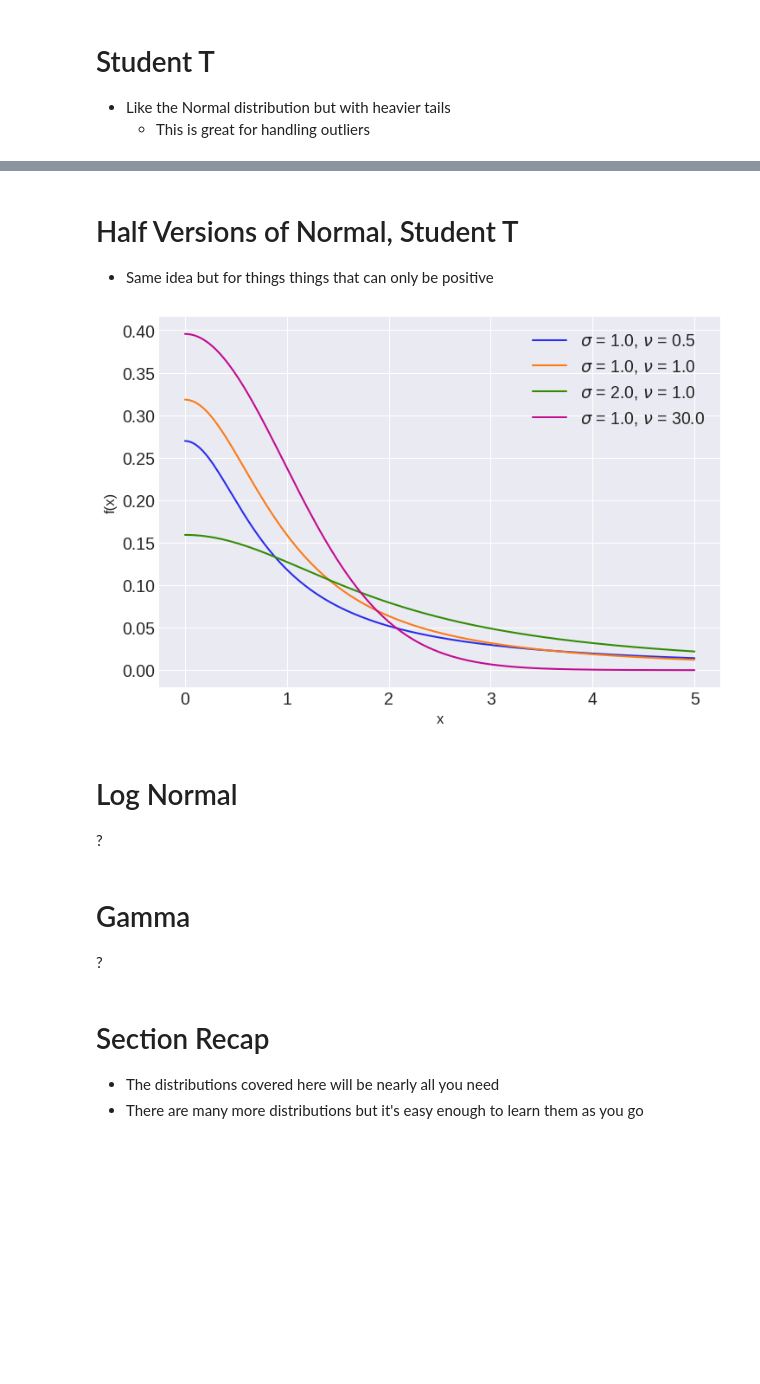
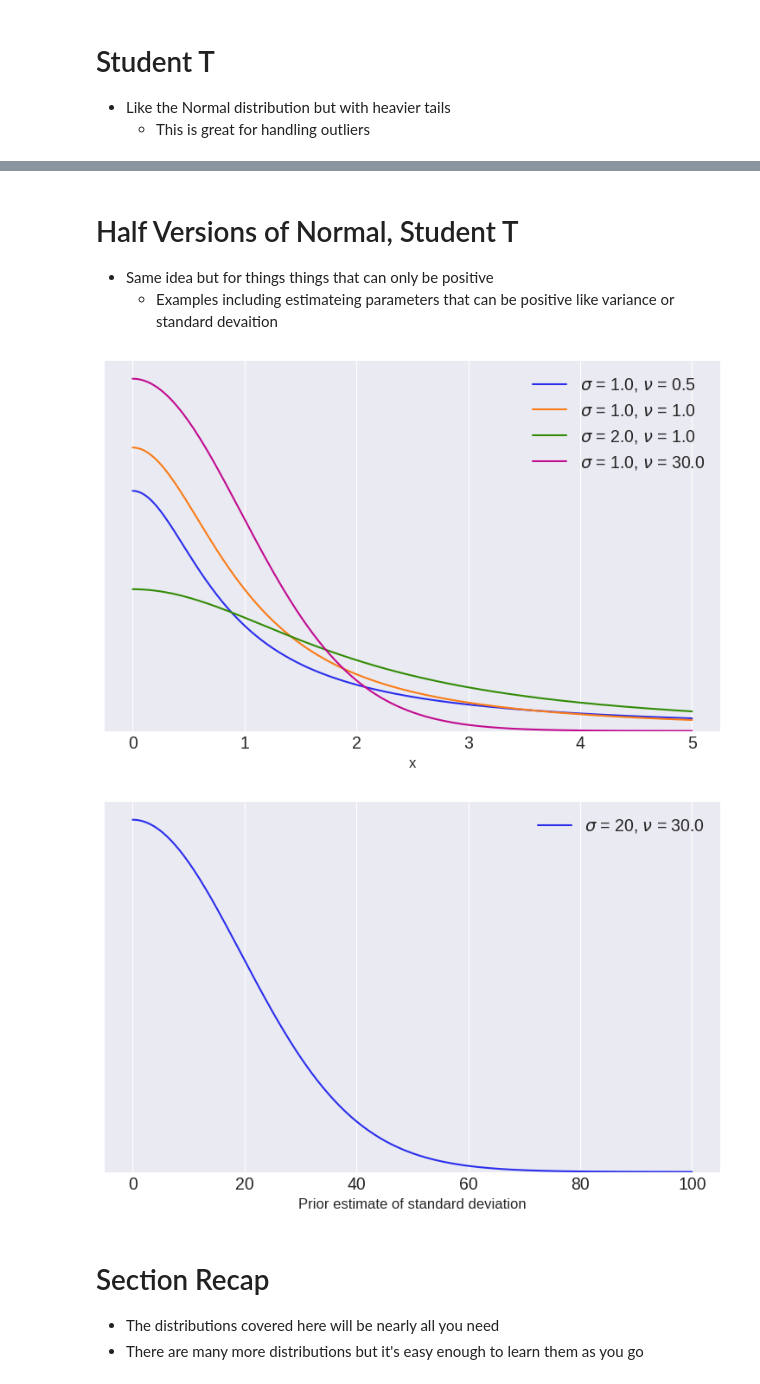
Before and after one commit to AlexAndorra/notebooks-experiments, a Jupyter notebook: Common Distributions-Distributions.ipynb, the cells around one changed output, grey strips where cells are left out. Drawn from its saved outputs; the diff is of its cells as text; code cells hidden in the pictures; blank space fills up the shorter version.

```diff
--- a/Common Distributions-Distributions.ipynb
+++ b/Common Distributions-Distributions.ipynb
@@ -22,12 +22,13 @@ np.random.seed(RANDOM_SEED)
   * With just these few you can do the vast majority of Bayesian work
   * Any of the more specialized ones are easy to learn if you end up needed them
 # %%
-def plot_format():
-    plt.xlabel('x', fontsize=12)
-    plt.ylabel('f(x)', fontsize=12)
+def plot_format(x_label="x"):
+    plt.xlabel(x_label, fontsize=12)
+    #plt.ylabel('f(x)', fontsize=12)
+    plt.yticks([])
     plt.ylim(0)
-    plt.legend(loc=9)
-    plt.show()
+    plt.legend()
+    return plt
 # %% [markdown]
 # Discrete Distributions
 Great for
@@ -126,0 +202,8 @@ plot_format()
+# %%
+x = np.linspace(0, 150, 200)
+mu = 75
+sigma = 30
+df = 2
+pdf = stats.t.pdf(x, df, loc=mu, scale=sigma)
+plt.plot(x, pdf, label=r'$\mu$ = {}, $\sigma$ = {}, $\nu$ = {}'.format(mu, sigma, df))
+plot_format("Weight of general adult population")
@@ -127,25 +213,26 @@ plot_format()
 # %% [markdown]
 # Half Versions of Normal, Student T
 * Same idea but for things things that can only be positive
+  * Examples including estimateing parameters that can be positive like variance or standard devaition
 # %%
 x = np.linspace(0, 5, 200)
 sigmas = [1., 1., 2., 1.]
 nus = [.5, 1., 1., 30.]
 for sigma, nu in zip(sigmas, nus):
     pdf = stats.t.pdf(x, df=nu, loc=0, scale=sigma)
     plt.plot(x, pdf, label=r'$\sigma$ = {}, $\nu$ = {}'.format(sigma, nu))
-plt.xlabel('x', fontsize=12)
-plt.ylabel('f(x)', fontsize=12)
-plt.legend(loc=1)
-plt.show()
+plot_format();
 # %% [output]
-[figure, old version]
+[figure, new version]
-# %% [markdown]
-# Log Normal
-?
-# %% [markdown]
-# Gamma
-?
+# %%
+x = np.linspace(0, 100, 200)
+sigma = 20
+nus = 5
+pdf = stats.t.pdf(x, df=nu, loc=0, scale=sigma)
+plt.plot(x, pdf, label=r'$\sigma$ = {}, $\nu$ = {}'.format(sigma, nu))
+plot_format("Prior estimate of standard deviation");
+# %% [output]
+[figure, added]
 # %% [markdown]
 # Section Recap
 * The distributions covered here will be nearly all you need
```
Also changed, not shown: parts of 15 cells of this notebook.
